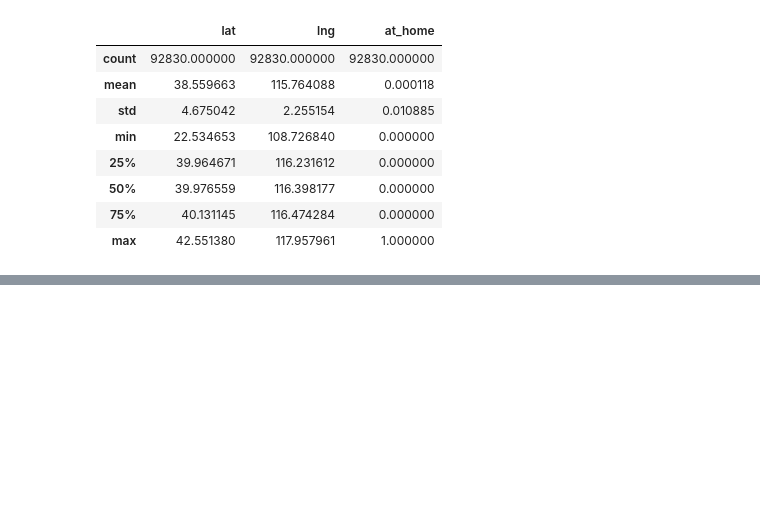
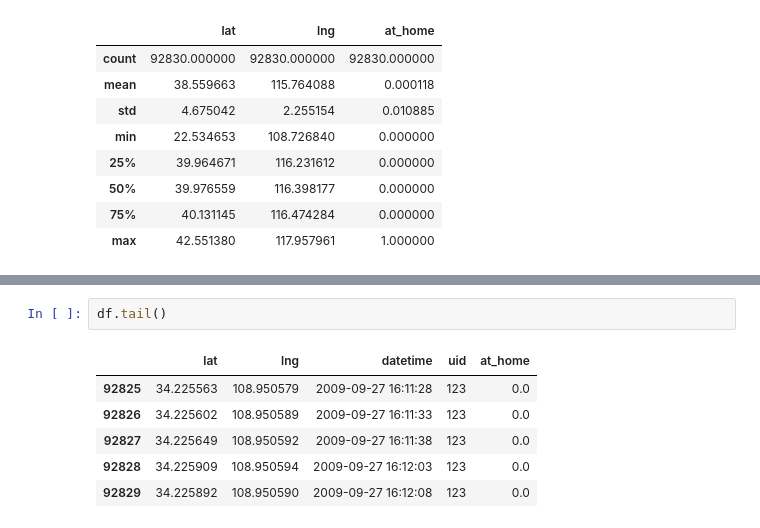
Before and after one commit to alonBM/tfg, a Jupyter notebook: MobyTensorFlow/Use Case/DPM/UC_DMP.ipynb, the cells around one changed output, grey strips where cells are left out. Cells and saved outputs as stored; diff of their text form; blank space fills up the shorter version.

```diff
--- a/MobyTensorFlow/Use Case/DPM/UC_DMP.ipynb
+++ b/MobyTensorFlow/Use Case/DPM/UC_DMP.ipynb
@@ -116,0 +112,9 @@ dtype: int64
+# %%
+df.tail()
+# %% [output]
+|  | lat | lng | datetime | uid | at_home |
+| 92825 | 34.225563 | 108.950579 | 2009-09-27 16:11:28 | 123 | 0.0 |
+| 92826 | 34.225602 | 108.950589 | 2009-09-27 16:11:33 | 123 | 0.0 |
+| 92827 | 34.225649 | 108.950592 | 2009-09-27 16:11:38 | 123 | 0.0 |
+| 92828 | 34.225909 | 108.950594 | 2009-09-27 16:12:03 | 123 | 0.0 |
+| 92829 | 34.225892 | 108.950590 | 2009-09-27 16:12:08 | 123 | 0.0 |
```
Also changed, not shown: parts of 23 cells of this notebook.
